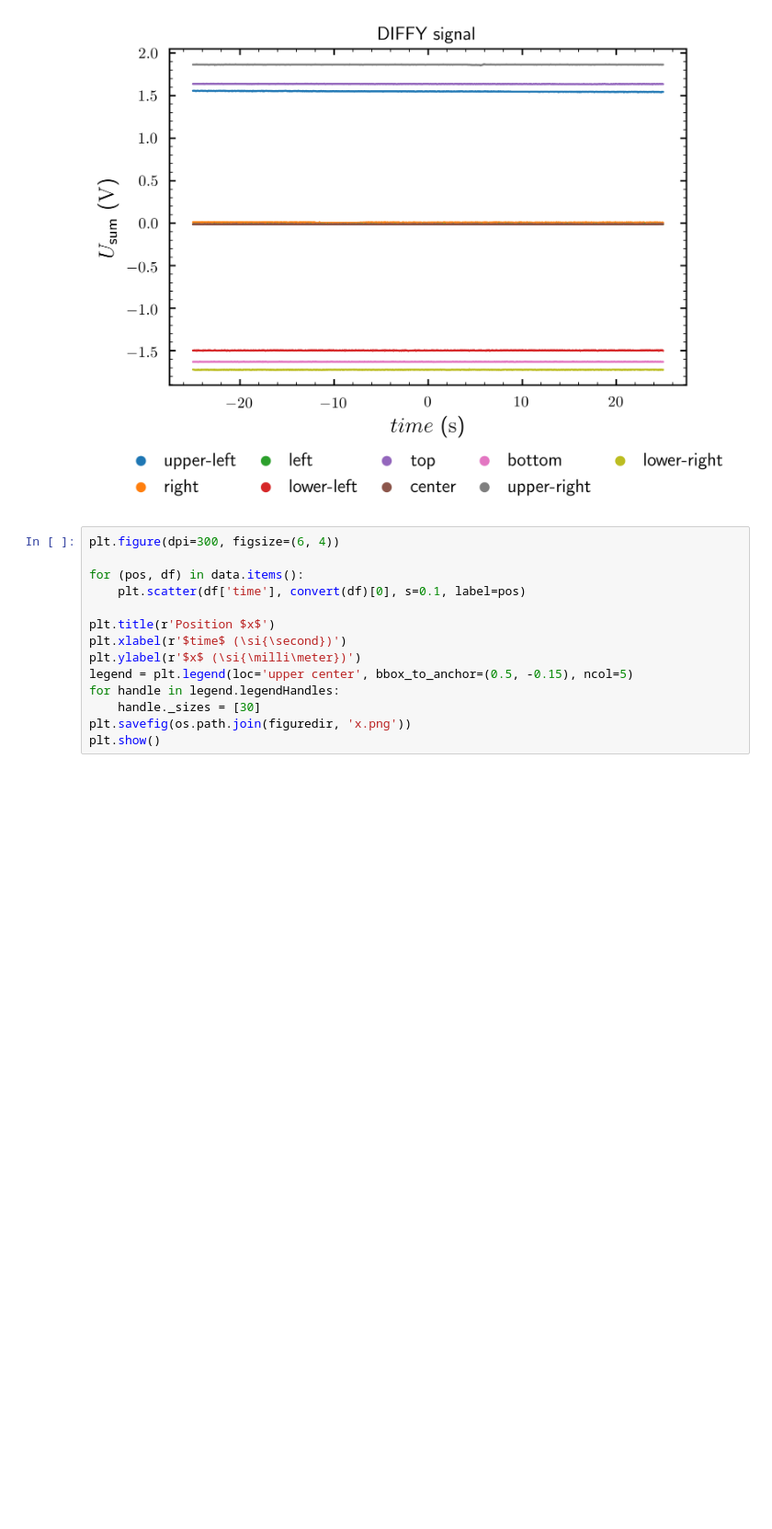
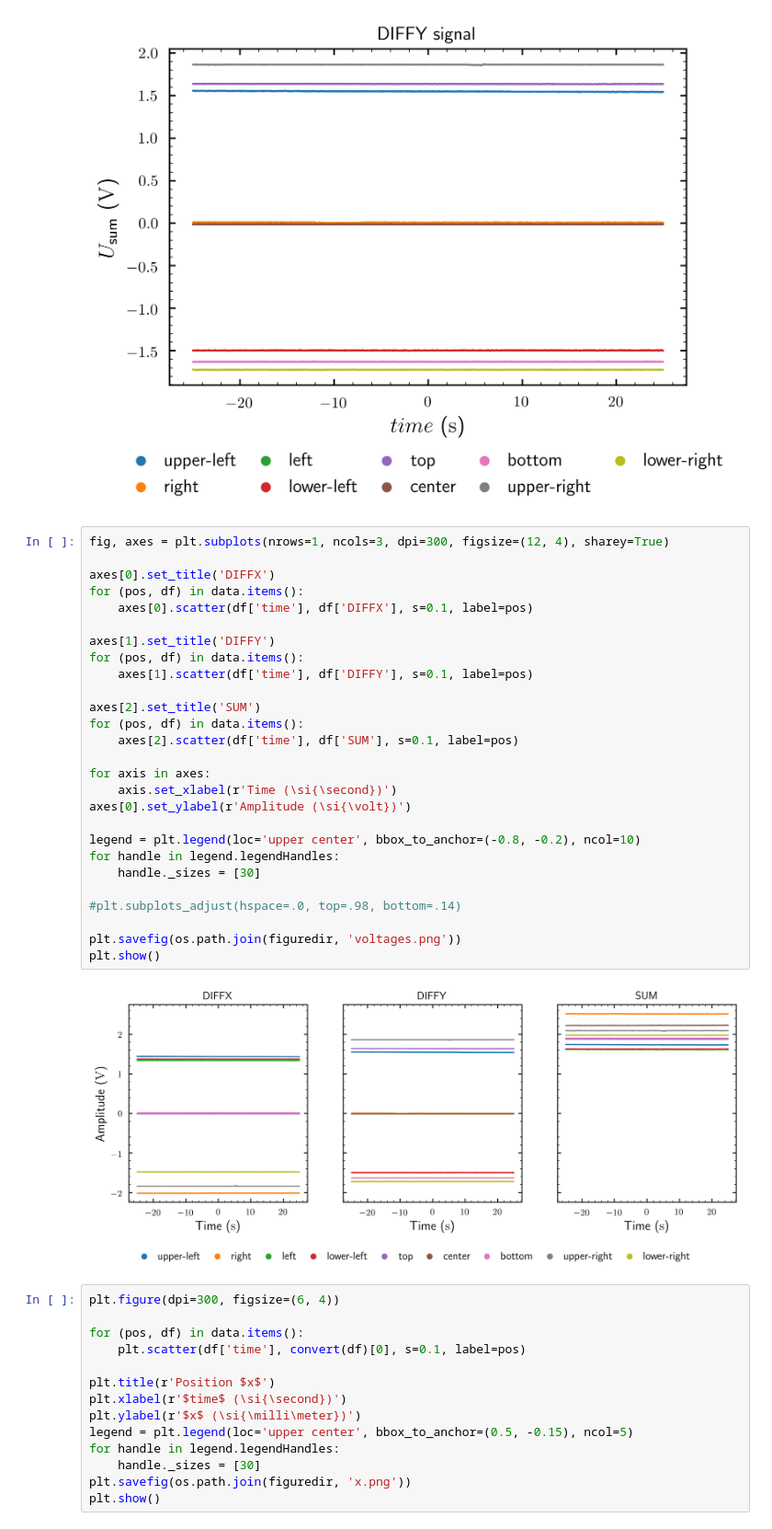
Before and after one commit to bodokaiser/position-sensitive-detector, a Jupyter notebook: measurements/analysis.ipynb, the cells around one changed output. Shown at 92% size. Saved outputs shown, nothing was run; the diff lists cells and outputs as text; blank space fills up the shorter version.

Commit message:
merged measurment plots into voltages and positions

```diff
--- a/measurements/analysis.ipynb
+++ b/measurements/analysis.ipynb
@@ -118,6 +118,35 @@ plt.savefig(os.path.join(figuredir, 'diffy.png'))
 plt.show()
 # %% [output]
 [figure]
+# %%
+fig, axes = plt.subplots(nrows=1, ncols=3, dpi=300, figsize=(12, 4), sharey=True)
+
+axes[0].set_title('DIFFX')
+for (pos, df) in data.items():
+    axes[0].scatter(df['time'], df['DIFFX'], s=0.1, label=pos)
+
+axes[1].set_title('DIFFY')
+for (pos, df) in data.items():
+    axes[1].scatter(df['time'], df['DIFFY'], s=0.1, label=pos)
+
+axes[2].set_title('SUM')
+for (pos, df) in data.items():
+    axes[2].scatter(df['time'], df['SUM'], s=0.1, label=pos)
+
+for axis in axes:
+    axis.set_xlabel(r'Time (\si{\second})')
+axes[0].set_ylabel(r'Amplitude (\si{\volt})')
+
+legend = plt.legend(loc='upper center', bbox_to_anchor=(-0.8, -0.2), ncol=10)
+for handle in legend.legendHandles:
+    handle._sizes = [30]
+
+#plt.subplots_adjust(hspace=.0, top=.98, bottom=.14)
+
+plt.savefig(os.path.join(figuredir, 'voltages.png'))
+plt.show()
+# %% [output]
+[figure, added]
 # %%
 plt.figure(dpi=300, figsize=(6, 4))
 
```
Also changed, not shown: parts of 1 cell of this notebook, 10 other files.
